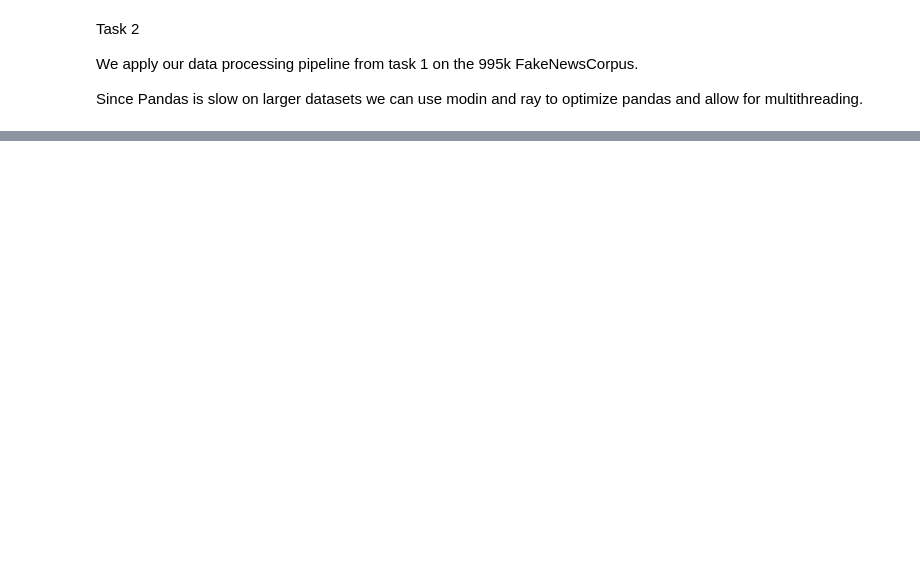
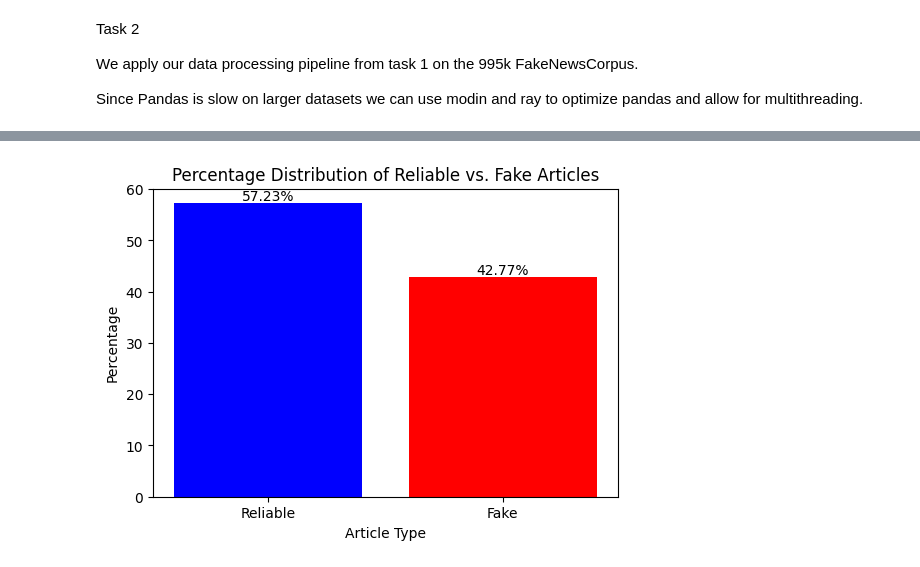
Before and after one commit to Feros47/GDS-Exam, a Jupyter notebook: fake-news.ipynb, the cells around one changed output, grey strips where cells are left out. Saved outputs shown, nothing was run; the diff lists cells and outputs as text; code cells hidden in the pictures; blank space fills up the shorter version.

Commit message:
Finished SVM and other models

```diff
--- a/fake-news.ipynb
+++ b/fake-news.ipynb
@@ -474,0 +229,29 @@ Number of numerics: 2170
+# %%
+from sklearn.model_selection import train_test_split
+
+# Load cleaned dataset with selected columns
+df_clean = pd.read_csv('Datasets/995k_rows_cleaned.csv', usecols=['content', 'type', 'title'], dtype=str).dropna()
+
+# Map article types to binary labels (1: fake-related, 0: reliable)
+type_mapping = {'fake': 1, 'conspiracy': 1, 'junksci': 1, 'bias': 1,
+                'clickbait': 0, 'political': 0, 'reliable': 0}
+df_clean['label'] = df_clean['type'].map(type_mapping)
+df_clean = df_clean.dropna(subset=['label'])
+df_clean['label'] = df_clean['label'].astype(int)
+
+# Drop rows with missing content or title
+df_clean = df_clean.dropna(subset=['content', 'title'])
+
+# Split into training (80%), validation (10%), and test (10%) sets using stratification
+train_df, temp_df = train_test_split(df_clean, test_size=0.2, random_state=42, stratify=df_clean['label'])
+validation_df, test_df = train_test_split(temp_df, test_size=0.5, random_state=42, stratify=temp_df['label'])
+
+# Extract features and labels for further use
+content_train, title_train, y_train = train_df['content'], train_df['title'], train_df['label']
+content_val, title_val, y_val = validation_df['content'], validation_df['title'], validation_df['label']
+content_test, title_test, y_test = test_df['content'], test_df['title'], test_df['label']
+
+print("Training set (content sample):")
+print(content_train.head())
+print("\nTraining set (title sample):")
+print(title_train.head())
@@ -474,0 +274,15 @@ Number of numerics: 2170
+# %%
+# Calculate percentage distribution
+type_distribution = df_clean['label'].value_counts(normalize=True) * 100
+
+# Bar plot of reliable vs. fake article percentages
+plt.figure(figsize=(6,4))
+bars = plt.bar([0, 1], type_distribution, tick_label=['Reliable', 'Fake'], color=['blue', 'red'])
+for bar, pct in zip(bars, type_distribution):
+    plt.text(bar.get_x() + bar.get_width()/2, bar.get_height(), f'{pct:.2f}%', ha='center', va='bottom')
+plt.xlabel('Article Type')
+plt.ylabel('Percentage')
+plt.title('Percentage Distribution of Reliable vs. Fake Articles')
+plt.show()
+# %% [output]
+[figure, added]
```
Also changed, not shown: parts of 20 cells of this notebook, 6 other files.
